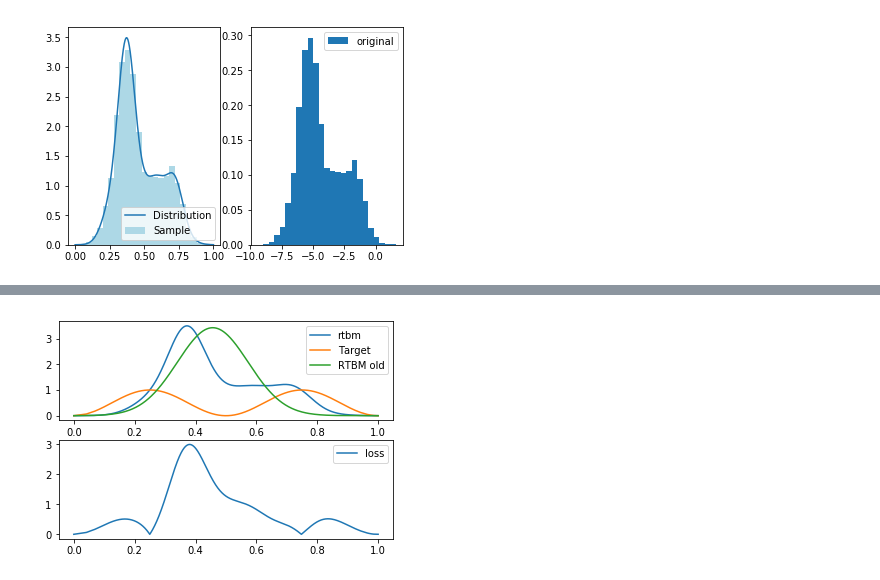
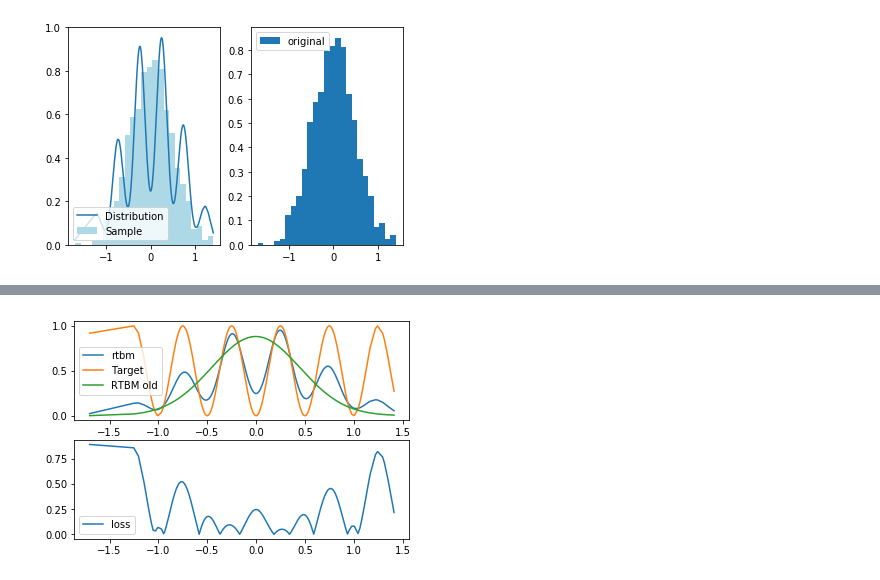
Before and after one commit to RiemannAI/theta, a Jupyter notebook: PruebasDeInit.ipynb, the cells around one changed output, grey strips where cells are left out. Drawn from its saved outputs; the diff is of its cells as text; code cells hidden in the pictures.

```diff
--- a/PruebasDeInit.ipynb
+++ b/PruebasDeInit.ipynb
@@ -89,12 +81,18 @@ Total loss: 21588.7393574509
 # %%
-def target_loss(params):
-    if not rtbm.set_parameters(params):
-        return np.NaN
-    _, prob = rtbm.get_transformation(ordered_r)
-    return np.sum(loss(prob, my_y))
+def generate_loss(xinput):
 
+    def target_loss(params):
+        if not rtbm.set_parameters(params):
+            return np.NaN
+        new_x, prob = rtbm.get_transformation(xinput.reshape(-1,1))
+        y = my_fun(new_x[:,d])
+        return np.sum(loss(prob, y))
+
+    return target_loss
+
+# GA parameters
 iterations = 3000
-original_sigma = 0.15
+original_sigma = 0.2
 sigma = original_sigma
 epsilon = 1e-3
 mutation_rates = np.array([0.2, 0.4, 0.6, 0.8])
@@ -105,13 +103,15 @@ ss = len(params_0)
 min_bound, max_bound = rtbm.get_bounds()
 repeats = 3
 
-from time import time
-
 with Parallel(n_jobs=32) as parallel:
 
     best_parameters = params_0
+    prev = time()
+
+    x_input = x_pre
+    target_loss = generate_loss(x_pre)
     loss_val = target_loss(best_parameters)
-    prev = time()
+    print(f"Starting loss: {loss_val}")
 
     for it in range(iterations):
 
@@ -146,9 +146,13 @@ with Parallel(n_jobs=32) as parallel:
             prev = current
 
         if sigma < epsilon:
-            print("Resetting sigma")
             sigma = original_sigma
             repeats -= 1
+
+            #x_input, _ = rtbm.make_sample(nevt)
+            #target_loss = generate_loss(x_input)
+            #loss_val = target_loss(best_parameters)
+            #print(f"Resetting sigma, new loss: {loss_val}")
 
         if not repeats:
             print(f"No more repeats allowed, iteration: {it}, loss: {loss_val}")
@@ -165,16 +179,16 @@ No more repeats allowed, iteration: 116, loss: 1095.4975129821496
 # %%
-rtbm.set_parameters(best_parameters)
-xrand_post, original_r_post, x_post, y_post, _ = get_values()
+post_x, post_px = rtbm.get_transformation(x_input.reshape(-1,1))
+x_post, y_post, ordered_post = reorder(post_x[:,d], post_px, x_input)
 
 plt.subplot(1,2,1)
-plt.hist(xrand_post[:,d], bins=25, density=True, color="lightblue", label="Sample")
+plt.hist(x_post, bins=25, density=True, color="lightblue", label="Sample")
 plt.plot(x_post, y_post, label="Distribution")
 _ = plt.legend()
 plt.subplot(1,2,2)
-plt.hist(original_r_post[:,d], bins=25, density=True, label="original")
+plt.hist(ordered_post, bins=25, density=True, label="original")
 _ = plt.legend()
 # %% [output]
-[figure, old version]
+[figure, new version]
 # %%
 my_y_post = my_fun(x_post)
 ll_post = loss(my_y_post, y_post)
@@ -183,10 +197,11 @@ ll_post = loss(my_y_post, y_post)
 plt.subplot(2,1,1)
 plt.plot(x_post, y_post, label="rtbm")
 plt.plot(x_post, my_y_post, label = "Target")
-plt.plot(x, y, label="RTBM old")
+plt.plot(x_pre, y_pre, label="RTBM old")
 _ = plt.legend()
 plt.subplot(2,1,2)
 plt.plot(x_post, ll_post, label="loss")
 _ = plt.legend()
 plt.savefig("nhid_3.png")
+print(f"Total loss: {np.sum(ll)}")
 # %% [output]
@@ -193 +209 @@ plt.savefig("nhid_3.png")
-[figure, old version]
+[figure, new version]
```
Also changed, not shown: parts of 10 cells of this notebook, 1 other file.
